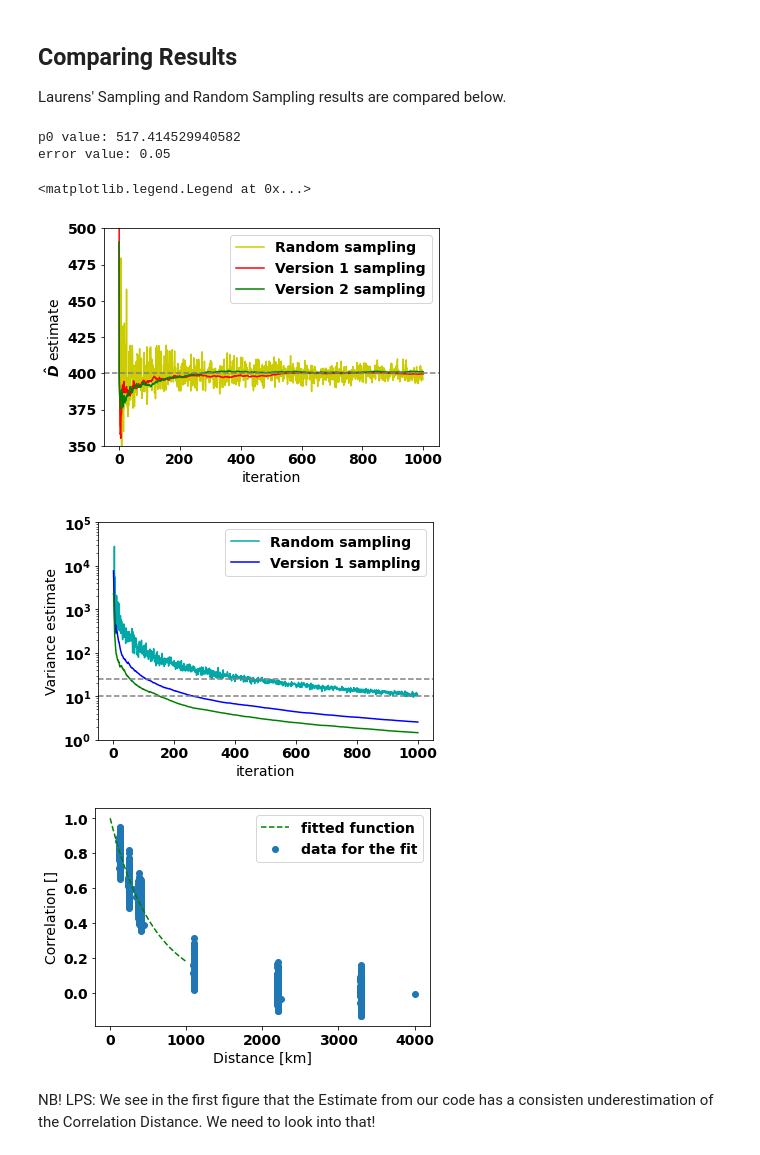
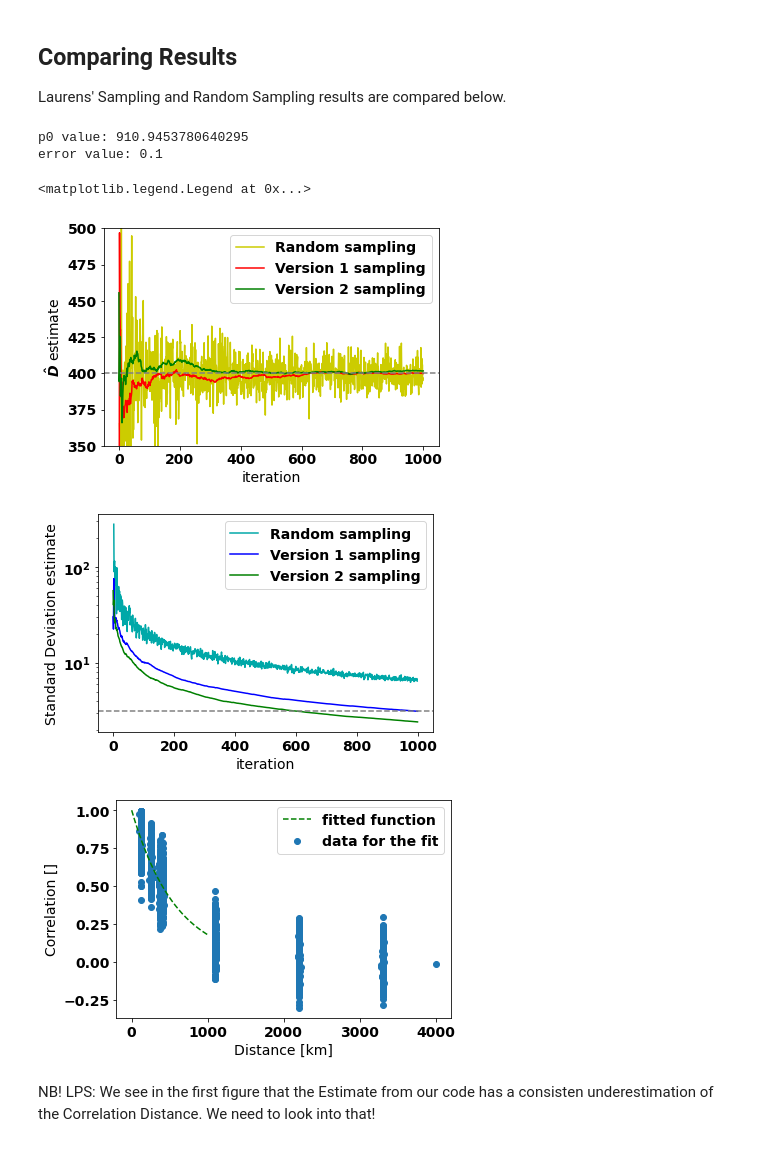
Before and after one commit to mustafa-majid-uu/curvefit_sampling, a Jupyter notebook: sampling_v2.ipynb, the cells around one changed output. Saved outputs shown, nothing was run; the diff lists cells and outputs as text; code cells hidden in the pictures.

```diff
--- a/sampling_v2.ipynb
+++ b/sampling_v2.ipynb
@@ -52,7 +52,7 @@ The function *generate_random_samples()* calls *generate_value()* with parameter
 Following the function definition, we generate $m=100$ random samples with a range of (0,4000) for the $d$ values. Note that $d$ is sampled from that range because using smaller ranges such as (0,1000) does not fully capture the entire negative exponential shape as desired (it only captures the almost vertical part before the curve plateaus towards the horizontal axis). These values are then plotted on a scatter plot and yield a roughly negative exponential distribution.
 # %%
 #set standard error, e
-e = 0.05
+e = 0.1
 
 # LPS: I've un-hardcoded the maximum distance at which we sample data.
 MaxDistance = 4000
@@ -120,7 +120,7 @@ for i in range(2,iterations):
     params, covs = optimize.curve_fit(cordist, xdata = x, ydata = y, p0=rp0)    #fit curve with generated data and initial guess for parameter as 400km
 
     Dhat_arr_rnd.append(params[0]) #append the D-hat estimate to the D-hat array
-    cov_arr_rnd.append(covs[0][0]) #do the same for the covariance array
+    cov_arr_rnd.append(sqrt(covs[0][0])) #do the same for the covariance array
 
 
 #we begin plotting D-hat and covariance against the sample size
@@ -167,7 +167,7 @@ params, covs = optimize.curve_fit(cordist, xdata = x, ydata = y, p0=rp0) #fit th
 
 
 Dhat_arr.append(params[0]) #Dhat_arr[0] becomes our first estimate for correlation distance
-cov_arr.append(covs[0][0]) #we also store covariance to plot later
+cov_arr.append(sqrt(covs[0][0])) #we also store covariance to plot later
 #Now take the mean:
 
 m1 = (LowerBound+Dhat_arr[0]) * 0.5
@@ -186,7 +186,7 @@ y.append(m2_rho)
 params, covs = optimize.curve_fit(cordist, xdata = x, ydata = y, p0=rp0) #fit the curve onto the 2 data points and get D-hat and covariance estimates
 
 Dhat_arr.append(params[0]) #new estimate of correlation distance, D-hat
-cov_arr.append(covs[0][0])
+cov_arr.append(sqrt(covs[0][0]))
 
 i_arr = [0,1]  #used as x axis to plot iteration number. the loop will start from iteration no. 1(not 0) and the list will be updated each time.
 
@@ -223,7 +223,7 @@ for i in range(1,iterations):
 
     params, covs = optimize.curve_fit(cordist, xdata = x, ydata = y, p0=rp0) #fit the curve onto the 2 data points and get D-hat and covariance estimates
     Dhat_arr.append(params[0]) #new estimate of corr. dist added to D-hat list
-    cov_arr.append(covs[0][0])
+    cov_arr.append(sqrt(covs[0][0]))
 
 
 
@@ -263,7 +263,7 @@ params, covs = optimize.curve_fit(cordist, xdata = x, ydata = y, p0=rp0) #fit th
 
 
 Dhat_arr2.append(params[0]) #Dhat_arr[0] becomes our first estimate for correlation distance
-cov_arr2.append(covs[0][0]) #we also store covariance to plot later
+cov_arr2.append(sqrt(covs[0][0])) #we also store covariance to plot later
 #Now take the mean:
 
 m1 = (LowerBound+Dhat_arr2[0]) * 0.5
@@ -282,7 +282,7 @@ y.append(m2_rho)
 params, covs = optimize.curve_fit(cordist, xdata = x, ydata = y, p0=rp0) #fit the curve onto the 2 data points and get D-hat and covariance estimates
 
 Dhat_arr2.append(params[0]) #new estimate of correlation distance, D-hat
-cov_arr2.append(covs[0][0])
+cov_arr2.append(sqrt(covs[0][0]))
 
 i_arr = [0,1]  #used as x axis to plot iteration number. the loop will start from iteration no. 1(not 0) and the list will be updated each time.
 
@@ -324,7 +324,7 @@ for i in range(1,iterations):
 
     params, covs = optimize.curve_fit(cordist, xdata = x, ydata = y, p0=rp0) #fit the curve onto the 2 data points and get D-hat and covariance estimates
     Dhat_arr2.append(params[0]) #new estimate of corr. dist added to D-hat list
-    cov_arr2.append(covs[0][0])
+    cov_arr2.append(sqrt(covs[0][0]))
 
 
 plt.figure(5)
@@ -361,42 +361,42 @@ plt.plot(i_arr,Dhat_arr2, c='green' )
 # LPS: Added a line at the TRUE value
 plt.axhline(y=ValueTRUE, color='gray', linestyle='--')
 
 # LPS: Limiting the Y-axis range
 plt.ylim([ValueTRUE-50,ValueTRUE+100])
 
 plt.ylabel('$\hat{D}$ estimate')
 plt.xlabel('iteration')
 plt.legend(('Random sampling','Version 1 sampling','Version 2 sampling'),loc="upper right")
 
 
 
 plt.figure(6)
 plt.plot(sample_size,cov_arr_rnd, color=(0, 168/255, 168/255) )
 plt.plot(i_arr,cov_arr, c='blue' )
 plt.plot(i_arr,cov_arr2, c='green' )
-plt.axhline(y=10, color='gray', linestyle='--')
-plt.axhline(y=25, color='gray', linestyle='--')
+plt.axhline(y=sqrt(10), color='gray', linestyle='--')
+#plt.axhline(y=sqrt(25), color='gray', linestyle='--')
 plt.yscale('log')
-plt.ylim([10**0,10**5])
-plt.ylabel('Variance estimate') # LPS: As there is only one variable, this is the varience of this variable.
+#plt.ylim([10**0,10**5])
+plt.ylabel('Standard Deviation estimate') # LPS: As there is only one variable, this is the varience of this variable.
 plt.xlabel('iteration')
-plt.legend(('Random sampling','Version 1 sampling'),loc="upper right")
+plt.legend(('Random sampling','Version 1 sampling','Version 2 sampling'),loc="upper right")
 
 
 
 # LPS: added figure on the samples drawn by the end
 plt.figure(7)
 plt.scatter(x,y, label='data for the fit')
 plt.plot(np.arange(1000), cordist(np.arange(1000), *params), 'g--',label='fitted function')
 plt.ylabel('Correlation []')
 plt.xlabel('Distance [km]')
 plt.legend(loc="upper right")
 # %% [output]
-p0 value: 517.414529940582
-error value: 0.05
+p0 value: 910.9453780640295
+error value: 0.1
 <matplotlib.legend.Legend at 0x...>
-[figure, old version]
+[figure, new version]
-[figure, old version]
+[figure, new version]
-[figure, old version]
+[figure, new version]
 # %% [markdown]
 NB! LPS: We see in the first figure that the Estimate from our code has a consisten underestimation of the Correlation Distance. We need to look into that!
```
Also changed, not shown: parts of 5 cells of this notebook.
